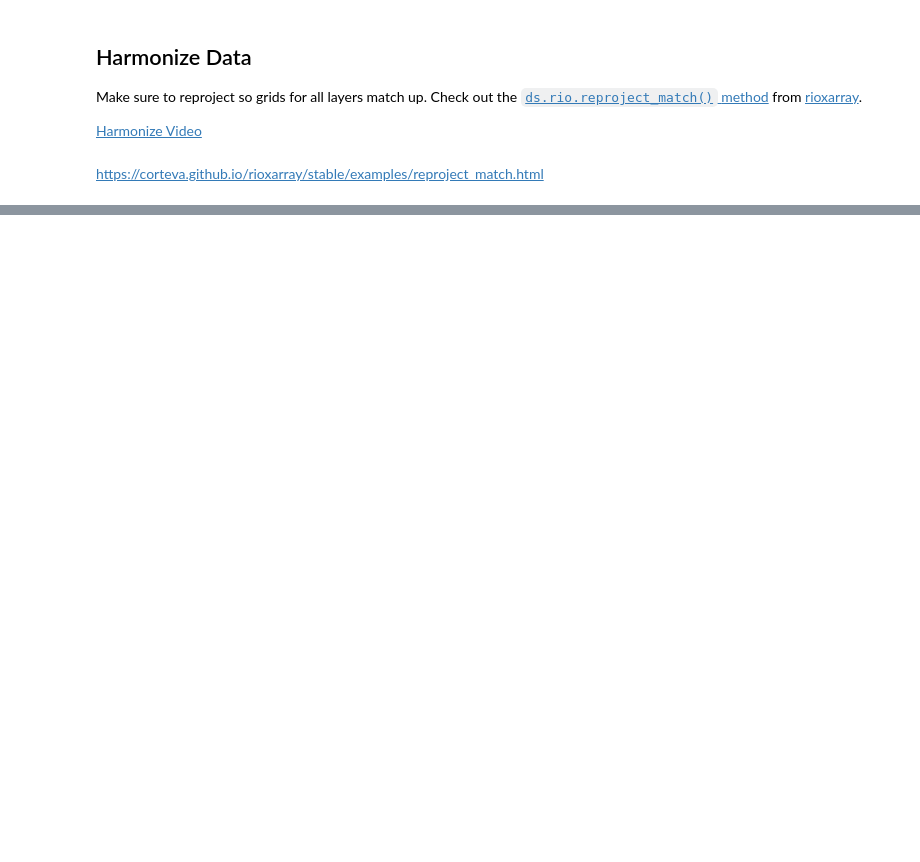
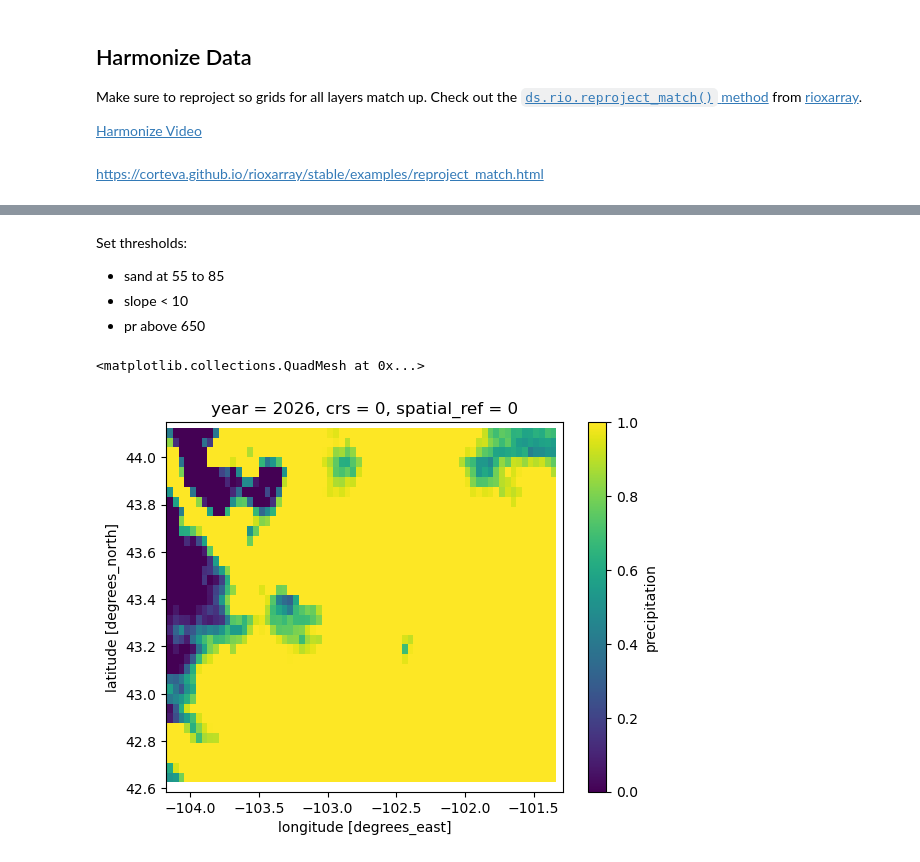
Before and after one commit to byandell-envsys/habitatSuitability, a Jupyter notebook: 3_harmonize.ipynb, the cells around one changed output, grey strips where cells are left out. Cells and saved outputs as stored; diff of their text form; code cells hidden in the pictures; blank space fills up the shorter version.

```diff
--- a/3_harmonize.ipynb
+++ b/3_harmonize.ipynb
@@ -12,0 +74,11 @@ https://corteva.github.io/rioxarray/stable/examples/reproject_match.html
+# %% [markdown]
+Set thresholds:
+
+- sand at 55 to 85
+- slope < 10
+- pr above 650
+# %%
+ramp_logic(maca_2027_da, (500, 550, 700, 750)).plot()
+# %% [output]
+<matplotlib.collections.QuadMesh at 0x...>
+[figure, added]
```
Also changed, not shown: parts of 19 cells of this notebook, 1 other file.
